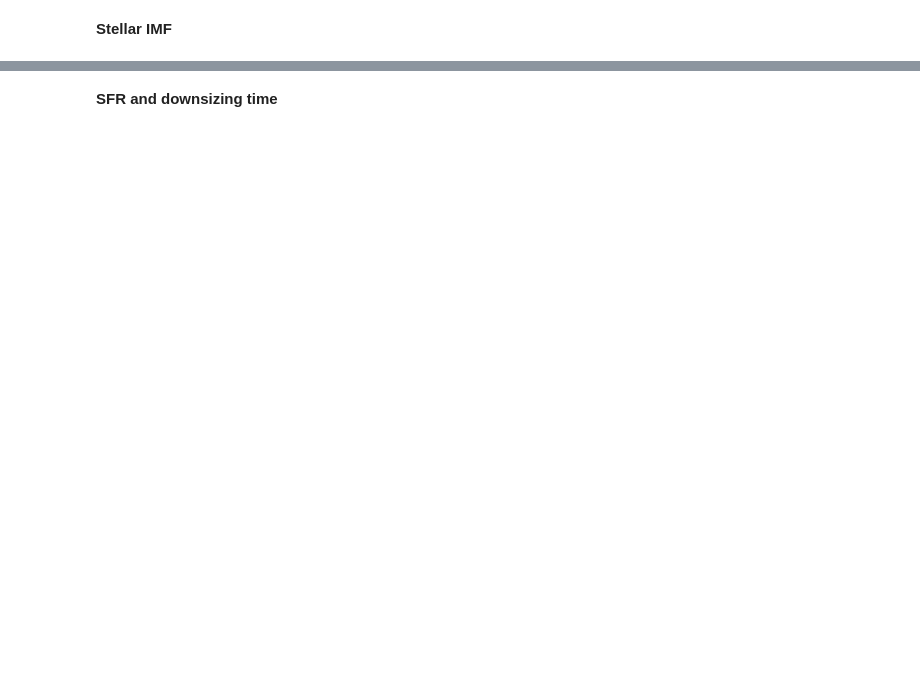
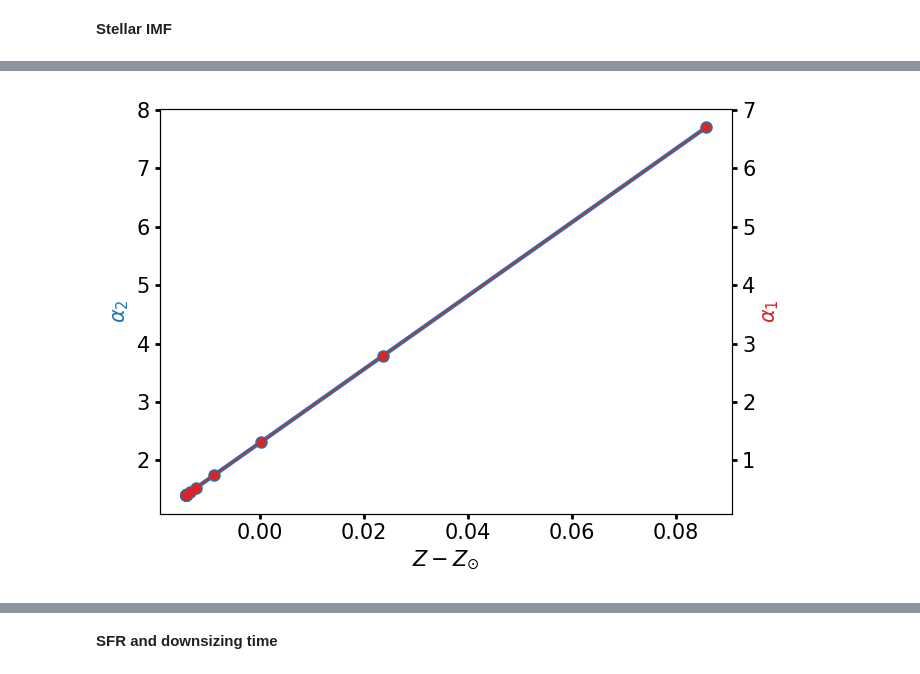
Before and after one commit to egjergo/pyIGIMF, a Jupyter notebook: _scratch/IGIMF3_explore.ipynb, the cells around one changed output, grey strips where cells are left out. Cells and saved outputs as stored; diff of their text form; code cells hidden in the pictures; blank space fills up the shorter version.

```diff
--- a/_scratch/IGIMF3_explore.ipynb
+++ b/_scratch/IGIMF3_explore.ipynb
@@ -152,24 +155,28 @@ alpha_2_v = np.array([alpha_2_func(alpha1) for alpha1 in alpha_1_v])
 # %%
 def alpha12_plot(Z_v, alpha_1, alpha_2):
     from matplotlib import pyplot as plt
     import matplotlib.ticker as ticker
     Msun = r'$M_{\odot}$'
     fig, ax1 = plt.subplots(1,1, figsize=(7,5))
     ax0 = ax1.twinx()
-    ax0.plot(Z_v, alpha_1, linewidth=1, color='tab:red')
+    ax0.scatter(Z_v - Zsun, alpha_1, linewidth=1, color='tab:red')
+    ax0.plot(Z_v - Zsun, alpha_1, linewidth=1, color='tab:red')
     ax0.set_ylabel(r'$\alpha_1$', fontsize=15, color='tab:red')
     ax0.set_xlabel(r'$Z=M_Z/M_{gas}$', fontsize=15)
-    ax1.plot(Z_v, alpha_2, linewidth=2, color='tab:blue')
+    ax1.scatter(Z_v - Zsun, alpha_2, linewidth=3, color='tab:blue')
+    ax1.plot(Z_v - Zsun, alpha_2, linewidth=3, color='tab:blue')
     ax1.set_ylabel(r'$\alpha_2$', fontsize=15, color='tab:blue')
-    ax1.set_xlabel(r'$Z=M_Z/M_{gas}$', fontsize=15)
+    ax1.set_xlabel(r'$Z-Z_{\odot}$', fontsize=15)
     #ax.set_ylim(1e-8,1)
     ax0.tick_params(width=2, axis='both', labelsize=15)
     ax1.tick_params(width=2, axis='both', labelsize=15)
     fig.tight_layout()
     #plt.savefig(f'Z_plot_{name}.pdf', bbox_inches='tight')
     plt.show(block=False)
     return None
 alpha12_plot(Z_v, alpha_1_v, alpha_2_v)
+# %% [output]
+[figure, added]
 # %%
 def initial_mass_function(m, Z, alpha_3=None, m_max=None):
     alpha_1 = alpha_1_func(Z)
```
Also changed, not shown: parts of 22 cells of this notebook, 5 other files.
